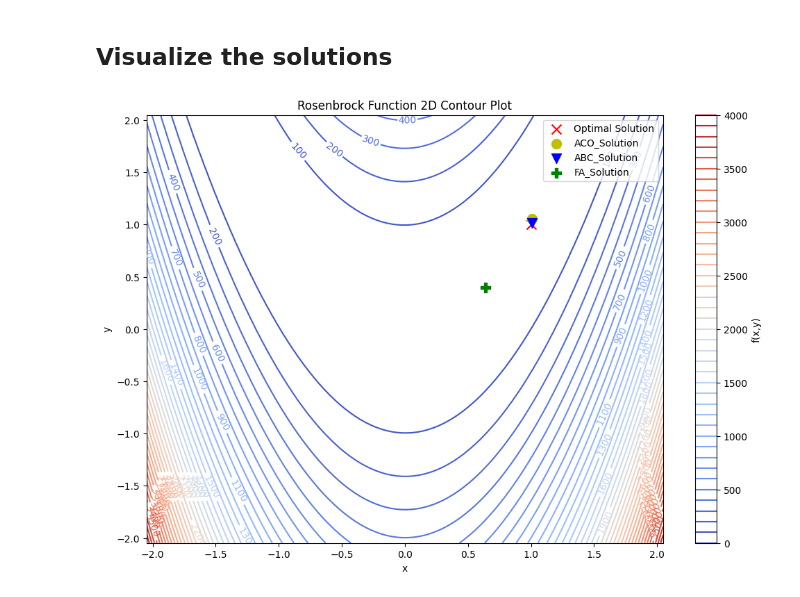
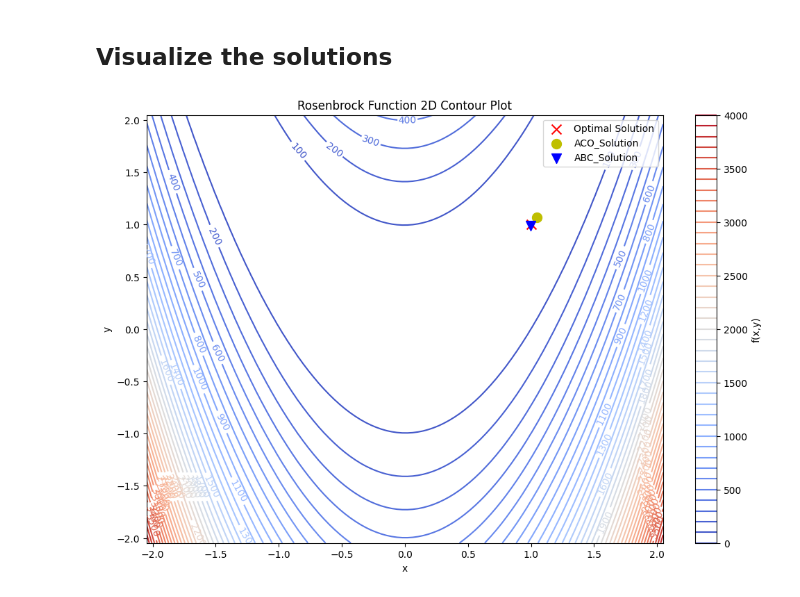
Before and after one commit to Optimization-Algorithms-Book/Code-Listings, a Jupyter notebook: Chapter 10/Listing 10.2_Rosenbrock_Function.ipynb, the cells around one changed output. Drawn from its saved outputs; the diff is of its cells as text; code cells hidden in the pictures.

```diff
--- a/Chapter 10/Listing 10.2_Rosenbrock_Function.ipynb
+++ b/Chapter 10/Listing 10.2_Rosenbrock_Function.ipynb
@@ -249,18 +193,17 @@ Cost at best solution: 0.00100603515887177
 # %%
 # Create a 2D contour plot
 fig, ax = plt.subplots(figsize=(12, 8))
 contour = ax.contour(X, Y, Z, cmap='coolwarm', levels=40)
 ax.scatter(1, 1, c='r', marker='x', s=100, label='Optimal Solution')
 ax.scatter(best_ant_soln[0], best_ant_soln[1], c='y', marker='o', s=100, label='ACO_Solution')
 ax.scatter(best_bee.position[0], best_bee.position[1], c='b', marker='v', s=100, label='ABC_Solution')
-ax.scatter(best_firefly.position[0], best_firefly.position[1], c='g', marker='P', s=100, label='FA_Solution')
 ax.clabel(contour, inline=True, fontsize=10)
 ax.set_xlabel('x')
 ax.set_ylabel('y')
 ax.set_title('Rosenbrock Function 2D Contour Plot')
 ax.legend()
 plt.colorbar(contour, label='f(x,y)')
 plt.show()
-# plt.savefig('CH10_F0X_Rosenbrock.png', dpi=300)
+# plt.savefig('CH10_F16_Rosenbrock_soln.png', dpi=300)
 # %% [output]
-[figure, old version]
+[figure, new version]
```
Also changed, not shown: parts of 9 cells of this notebook.
